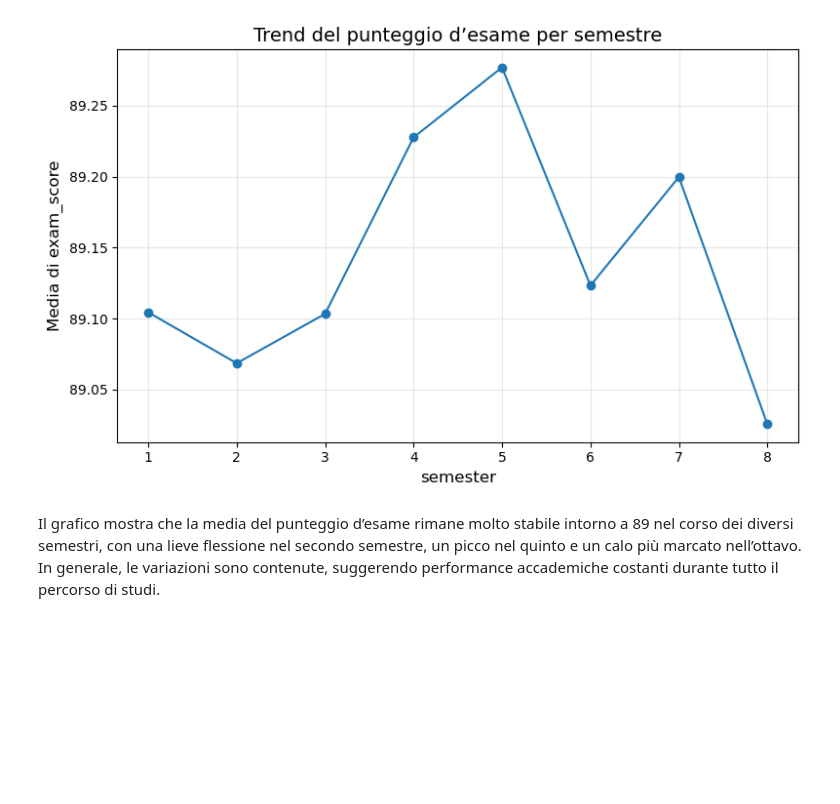
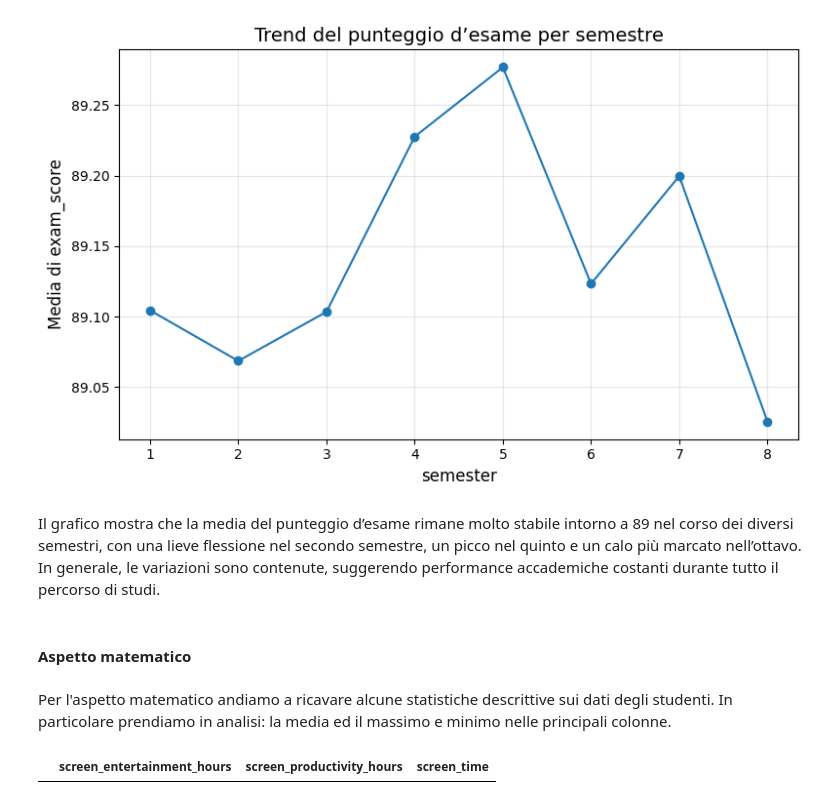
Before and after one commit to FrancescoPazz/Students-Habits-and-Academic-Perfomance, a Jupyter notebook: student_habits_and_academic_performance.ipynb, the cells around one changed output. Drawn from its saved outputs; the diff is of its cells as text; code cells hidden in the pictures; blank space fills up the shorter version.

```diff
--- a/student_habits_and_academic_performance.ipynb
+++ b/student_habits_and_academic_performance.ipynb
@@ -336,3 +333,13 @@ plot_line_trend(
 [figure]
 # %% [markdown]
 Il grafico mostra che la media del punteggio d’esame rimane molto stabile intorno a 89 nel corso dei diversi semestri, con una lieve flessione nel secondo semestre, un picco nel quinto e un calo più marcato nell’ottavo. In generale, le variazioni sono contenute, suggerendo performance accademiche costanti durante tutto il percorso di studi.
+# %% [markdown]
+#### Aspetto matematico
+# %% [markdown]
+Per l'aspetto matematico andiamo a ricavare alcune statistiche descrittive sui dati degli studenti. In particolare prendiamo in analisi: la media ed il massimo e minimo nelle principali colonne.
+# %%
+outlier_screen_productivity = students[(students['screen_productivity_hours'] < 0) |
+                                       (students['screen_productivity_hours'] > 24)]
+display(outlier_screen_productivity[['screen_entertainment_hours', 'screen_productivity_hours', 'screen_time']])
+# %% [output]
+|  | screen_entertainment_hours | screen_productivity_hours | screen_time |
```
Also changed, not shown: parts of 12 cells of this notebook.
